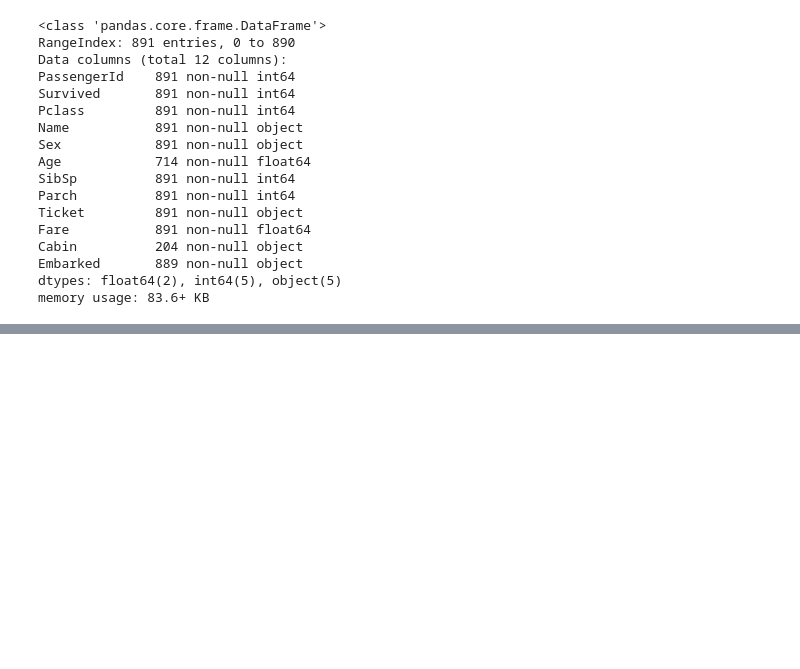
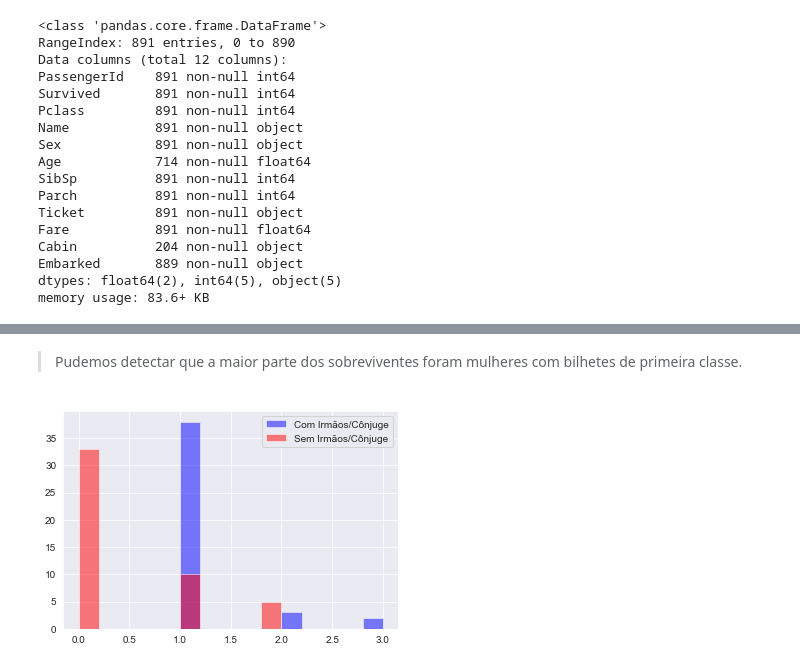
Before and after one commit to thiagueraGyn/final_project, a Jupyter notebook: final_project.ipynb, the cells around one changed output, grey strips where cells are left out. Drawn from its saved outputs; the diff is of its cells as text; code cells hidden in the pictures; blank space fills up the shorter version.

```diff
--- a/final_project.ipynb
+++ b/final_project.ipynb
@@ -147,0 +180,10 @@ memory usage: 80.1+ KB
+# %% [markdown]
+> Pudemos detectar que a maior parte dos sobreviventes foram mulheres com bilhetes de primeira classe.
+# %%
+# Histograma de mulheres com ou sem irmãos/conjuge
+plt.hist(df_surv_fem.query('Pclass == 1 and SibSp > 0').SibSp, color='blue', alpha=0.5, label='Com Irmãos/Cônjuge')
+plt.hist(df_surv_fem.query('Pclass == 1 and SibSp == 0').Parch, color='red', alpha=0.5, label='Sem Irmãos/Cônjuge')
+plt.legend()
+plt.show()
+# %% [output]
+[figure, added]
```
Also changed, not shown: parts of 54 cells of this notebook.
